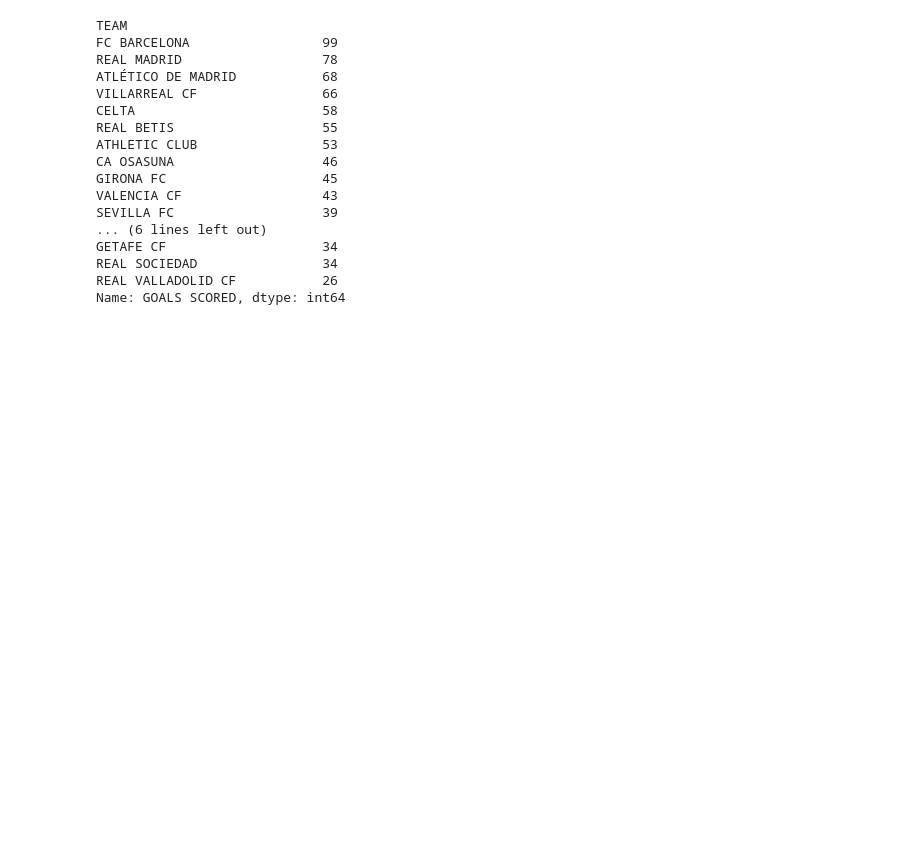
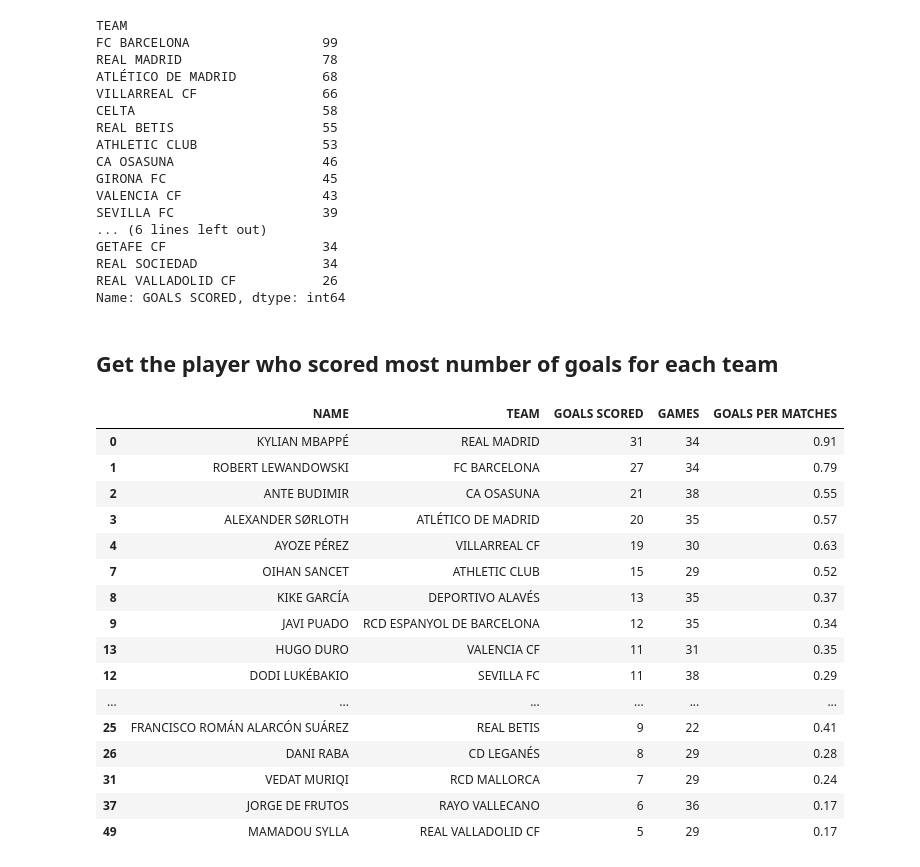
Before and after one commit to pronayguha13/web-scrapping-through-selenium, a Jupyter notebook: player_goal_analysis.ipynb, the cells around one changed output. Cells and saved outputs as stored; diff of their text form; code cells hidden in the pictures; blank space fills up the shorter version.

```diff
--- a/player_goal_analysis.ipynb
+++ b/player_goal_analysis.ipynb
@@ -162,3 +162,29 @@ GETAFE CF                    34
 REAL SOCIEDAD                34
 REAL VALLADOLID CF           26
 Name: GOALS SCORED, dtype: int64
+# %% [markdown]
+## Get the player who scored most number of goals for each team
+# %%
+def get_teamwise_top_goal_scorer():
+   top_scorers = df.loc[df.groupby("TEAM")["GOALS SCORED"].idxmax()]
+   return top_scorers.sort_values('GOALS SCORED', ascending = False)
+
+get_teamwise_top_goal_scorer()
+# %% [output]
+|  | NAME | TEAM | GOALS SCORED | GAMES | GOALS PER MATCHES |
+| 0 | KYLIAN MBAPPÉ | REAL MADRID | 31 | 34 | 0.91 |
+| 1 | ROBERT LEWANDOWSKI | FC BARCELONA | 27 | 34 | 0.79 |
+| 2 | ANTE BUDIMIR | CA OSASUNA | 21 | 38 | 0.55 |
+| 3 | ALEXANDER SØRLOTH | ATLÉTICO DE MADRID | 20 | 35 | 0.57 |
+| 4 | AYOZE PÉREZ | VILLARREAL CF | 19 | 30 | 0.63 |
+| 7 | OIHAN SANCET | ATHLETIC CLUB | 15 | 29 | 0.52 |
+| 8 | KIKE GARCÍA | DEPORTIVO ALAVÉS | 13 | 35 | 0.37 |
+| 9 | JAVI PUADO | RCD ESPANYOL DE BARCELONA | 12 | 35 | 0.34 |
+| 13 | HUGO DURO | VALENCIA CF | 11 | 31 | 0.35 |
+| 12 | DODI LUKÉBAKIO | SEVILLA FC | 11 | 38 | 0.29 |
+| ... | ... | ... | ... | ... | ... |
+| 25 | FRANCISCO ROMÁN ALARCÓN SUÁREZ | REAL BETIS | 9 | 22 | 0.41 |
+| 26 | DANI RABA | CD LEGANÉS | 8 | 29 | 0.28 |
+| 31 | VEDAT MURIQI | RCD MALLORCA | 7 | 29 | 0.24 |
+| 37 | JORGE DE FRUTOS | RAYO VALLECANO | 6 | 36 | 0.17 |
+| 49 | MAMADOU SYLLA | REAL VALLADOLID CF | 5 | 29 | 0.17 |
```
Also changed, not shown: 1 other file.
